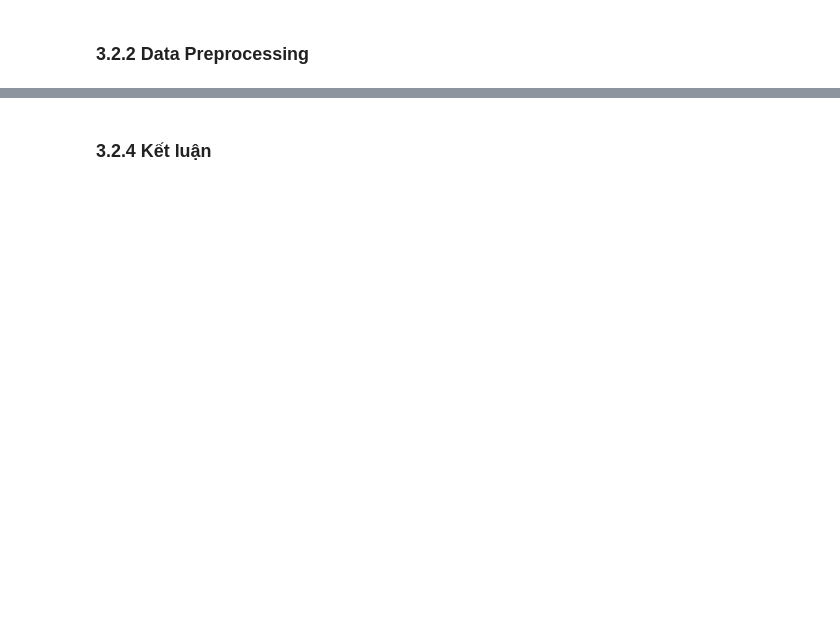
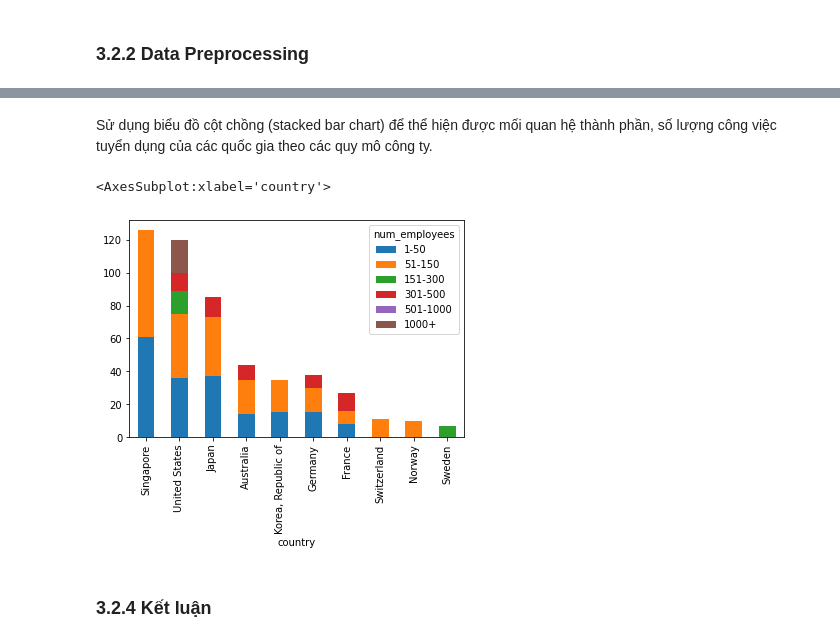
Before and after one commit to huyle-itus/P4DS_FinalProject, a Jupyter notebook: FinalProject.ipynb, the cells around one changed output, grey strips where cells are left out. Drawn from its saved outputs; the diff is of its cells as text; code cells hidden in the pictures; blank space fills up the shorter version.

```diff
--- a/FinalProject.ipynb
+++ b/FinalProject.ipynb
@@ -417,0 +591,3 @@ Tuy nhiên dữ liệu ở 2 cột `three_reasons` và `description` có các d
+# %%
+jobs_companies_df = pd.merge(jobs_df, companies_df, on = "company_id")
+jobs_companies_df.head()
@@ -417,0 +603,4 @@ Tuy nhiên dữ liệu ở 2 cột `three_reasons` và `description` có các d
+# %%
+columns = ["company_name", "num_employees", "country","job_id"]
+jobs_companies_df = jobs_companies_df[columns]
+jobs_companies_df
@@ -417,0 +627,4 @@ Tuy nhiên dữ liệu ở 2 cột `three_reasons` và `description` có các d
+# %%
+country_size_num = jobs_companies_df.groupby(["country","num_employees"]).size().sort_values(ascending=False)
+country_size_num = country_size_num[0:30]
+country_size_num
@@ -417,0 +653,4 @@ Tuy nhiên dữ liệu ở 2 cột `three_reasons` và `description` có các d
+# %%
+country_size_num = country_size_num.unstack().drop("Vietnam")
+country_size_num = country_size_num[["1-50","51-150","151-300","301-500","501-1000","1000+"]]
+country_size_num
@@ -418,2 +670,9 @@ Tuy nhiên dữ liệu ở 2 cột `three_reasons` và `description` có các d
+# %% [markdown]
+Sử dụng biểu đồ cột chồng (stacked bar chart) để thể hiện được mối quan hệ thành phần, số lượng công việc tuyển dụng của các quốc gia theo các quy mô công ty.
+# %%
+country_size_num.plot(kind = "bar", stacked = True)
+# %% [output]
+<AxesSubplot:xlabel='country'>
+[figure, added]
 # %% [markdown]
 ### 3.2.4 Kết luận
```
Also changed, not shown: parts of 46 cells of this notebook.
